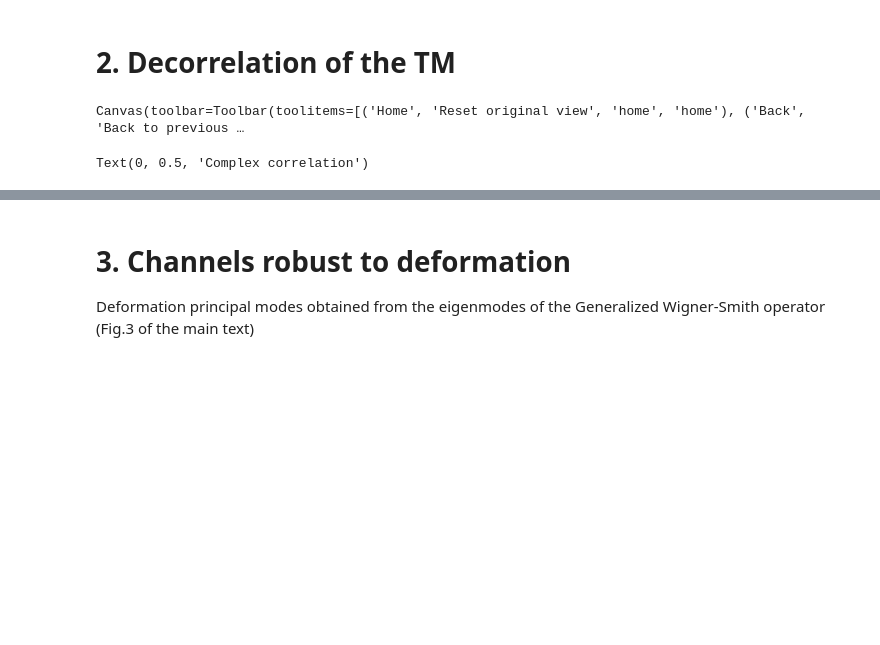
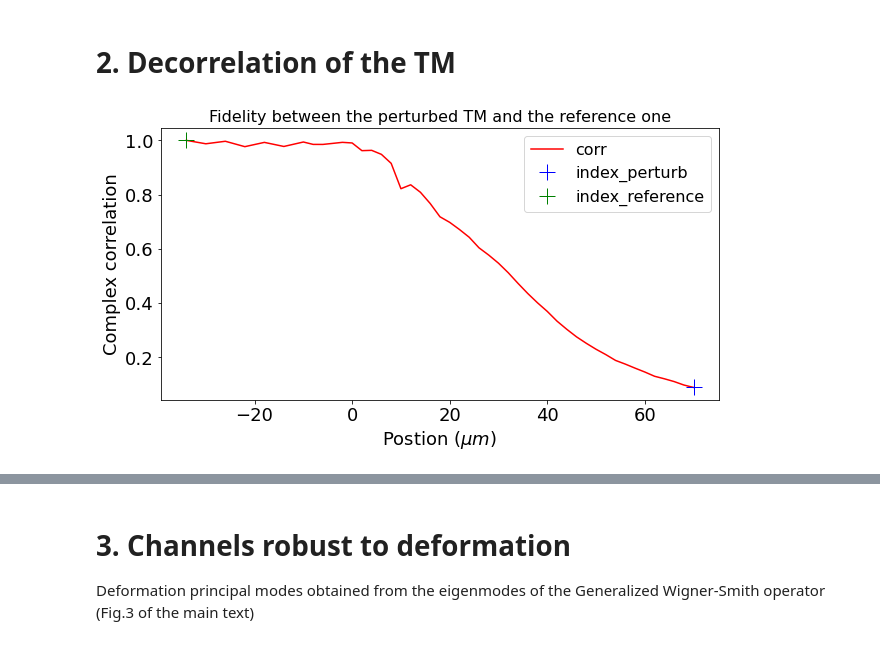
Before and after one commit to wavefrontshaping/article_MMF_disorder, a Jupyter notebook: Analysis/Analysis_Deformation.ipynb, the cells around one changed output, grey strips where cells are left out. Cells and saved outputs as stored; diff of their text form; code cells hidden in the pictures; blank space fills up the shorter version.

Commit message:
finalize figures

```diff
--- a/Analysis/Analysis_Deformation.ipynb
+++ b/Analysis/Analysis_Deformation.ipynb
@@ -72,31 +73,29 @@ Nmodes = TM_modes.shape[-1]//2
 # %% [markdown]
 # 2. Decorrelation of the TM
 # %%
-%matplotlib widget
-
 index = -1
 index_dx0 = 17
 index_reference = 5
 TM_perturb = TM_modes[index]
 TM_ref = TM_modes[index_reference]
 TM_correlation = []
 
 dx = (np.array(param['Translation']['steps_pressure'])-param['Translation']['steps_pressure'][index_dx0])*1e3
 for i,TM in enumerate(TM_modes):
     TM_correlation.append(function(TM_modes[index_reference],TM))
-plt.figure(),
+plt.figure(figsize=(10,5)),
 plt.plot(dx[index_reference:],TM_correlation[index_reference:],'r')
 plt.plot([dx[index]],[TM_correlation[index]],'b+', markersize=16)
 plt.plot([dx[index_reference]],[TM_correlation[index_reference]],'g+', markersize=16)
 plt.legend(['corr','index_perturb','index_reference'])
 plt.xlabel(r'Postion ($\mu m$)')
-plt.ylabel('Complex correlation')
+plt.ylabel('Complex correlation');
+plt.title('Fidelity between the perturbed TM and the reference one');
 
 # save figure
 # plt.savefig('corrTM.svg', dpi=400)
 # %% [output]
-Canvas(toolbar=Toolbar(toolitems=[('Home', 'Reset original view', 'home', 'home'), ('Back', 'Back to previous …
-Text(0, 0.5, 'Complex correlation')
+[figure, added]
 # %%
 to_img = lambda x: colorize(x, beta = 1.8, max_threshold = 0.8)
 
```
Also changed, not shown: parts of 12 cells of this notebook, 1 other file.
